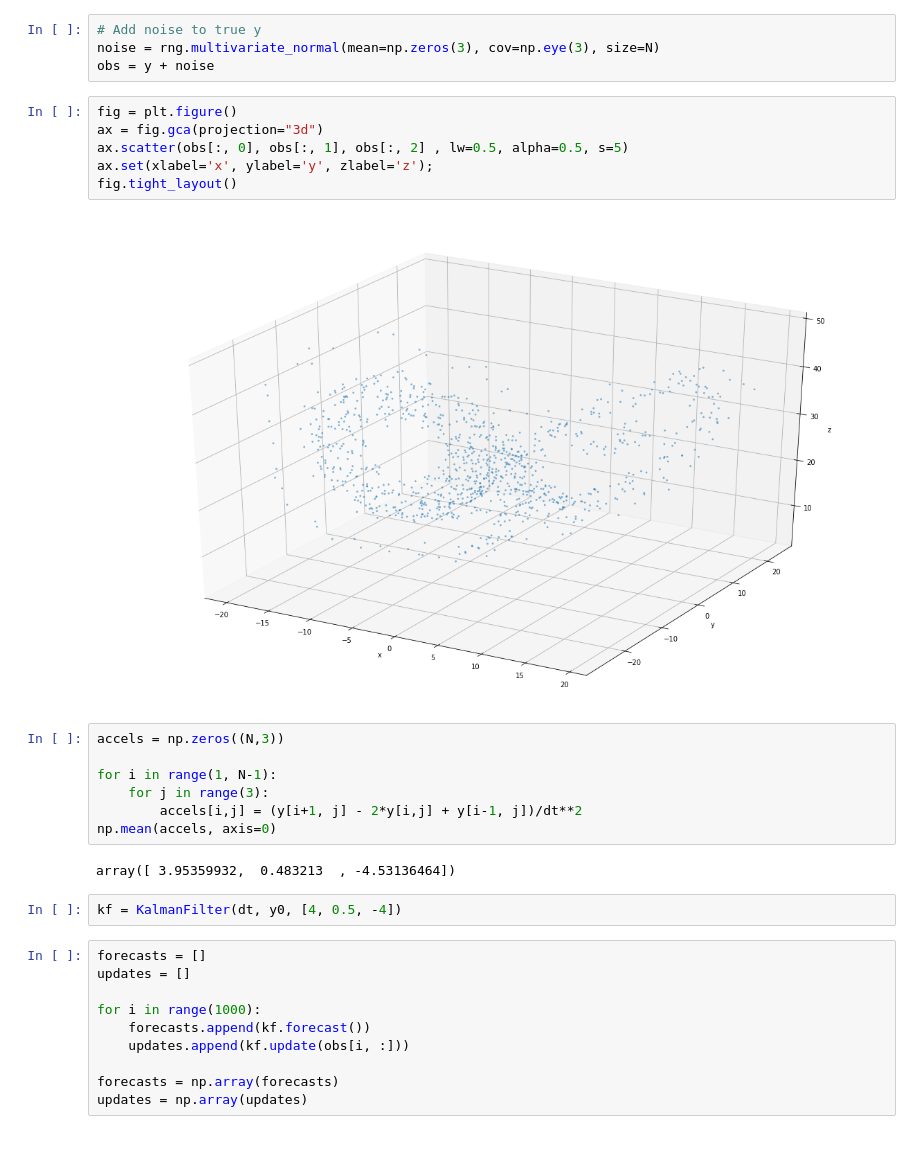
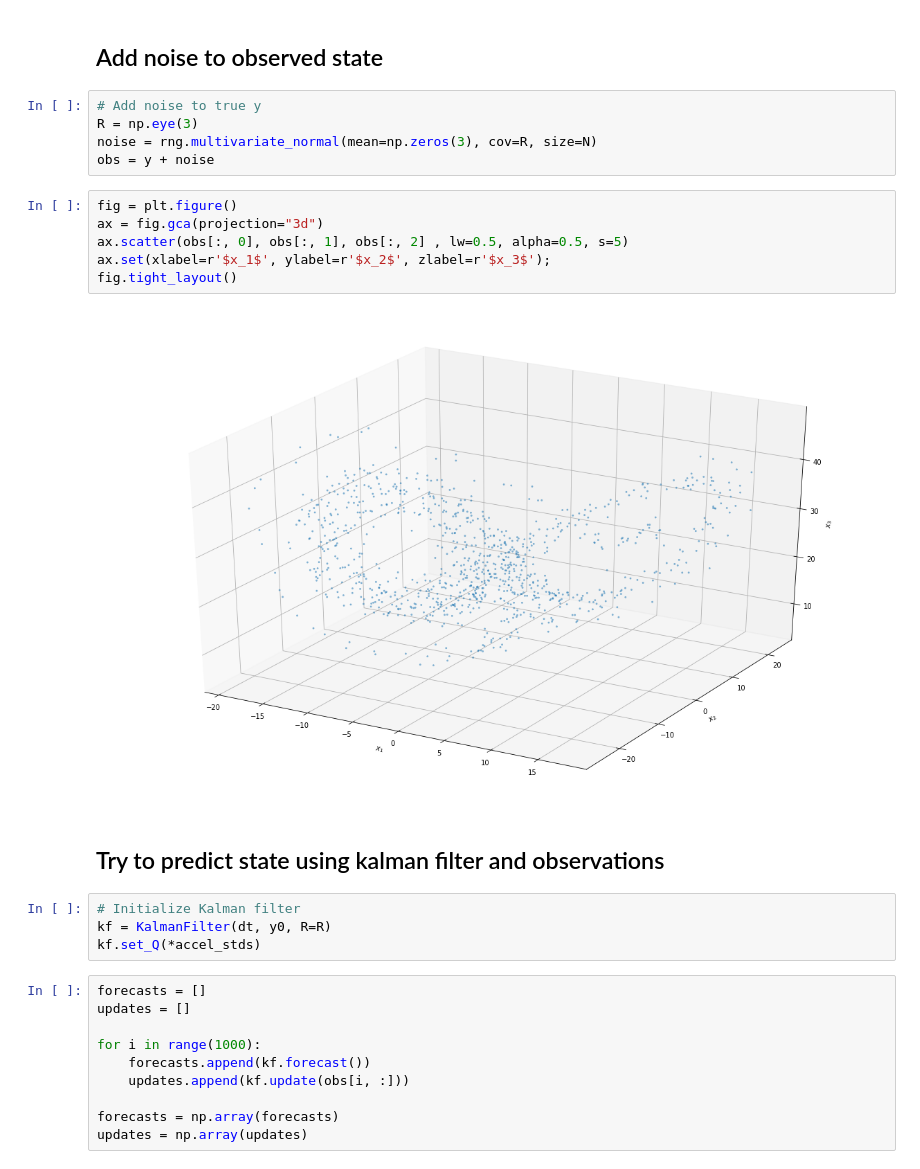
Before and after one commit to andrewbrettin/comp_stat_project, a Jupyter notebook: code/Lorenz_KF.ipynb, the cells around one changed output. Drawn from its saved outputs; the diff is of its cells as text.

```diff
--- a/code/Lorenz_KF.ipynb
+++ b/code/Lorenz_KF.ipynb
@@ -56,26 +86,24 @@ fig.tight_layout()
+# %% [markdown]
+## Add noise to observed state
 # %%
 # Add noise to true y
-noise = rng.multivariate_normal(mean=np.zeros(3), cov=np.eye(3), size=N)
+R = np.eye(3)
+noise = rng.multivariate_normal(mean=np.zeros(3), cov=R, size=N)
 obs = y + noise
 # %%
 fig = plt.figure()
 ax = fig.gca(projection="3d")
 ax.scatter(obs[:, 0], obs[:, 1], obs[:, 2] , lw=0.5, alpha=0.5, s=5)
-ax.set(xlabel='x', ylabel='y', zlabel='z');
+ax.set(xlabel=r'$x_1$', ylabel=r'$x_2$', zlabel=r'$x_3$');
 fig.tight_layout()
 # %% [output]
-[figure, old version]
+[figure, new version]
-# %%
-accels = np.zeros((N,3))
-
-for i in range(1, N-1):
-    for j in range(3):
-        accels[i,j] = (y[i+1, j] - 2*y[i,j] + y[i-1, j])/dt**2
-np.mean(accels, axis=0)
-# %% [output]
-array([ 3.95359932,  0.483213  , -4.53136464])
-# %%
-kf = KalmanFilter(dt, y0, [4, 0.5, -4])
+# %% [markdown]
+## Try to predict state using kalman filter and observations
+# %%
+# Initialize Kalman filter
+kf = KalmanFilter(dt, y0, R=R)
+kf.set_Q(*accel_stds)
 # %%
 forecasts = []
 updates = []
```
Also changed, not shown: parts of 10 cells of this notebook, 1 other file.
